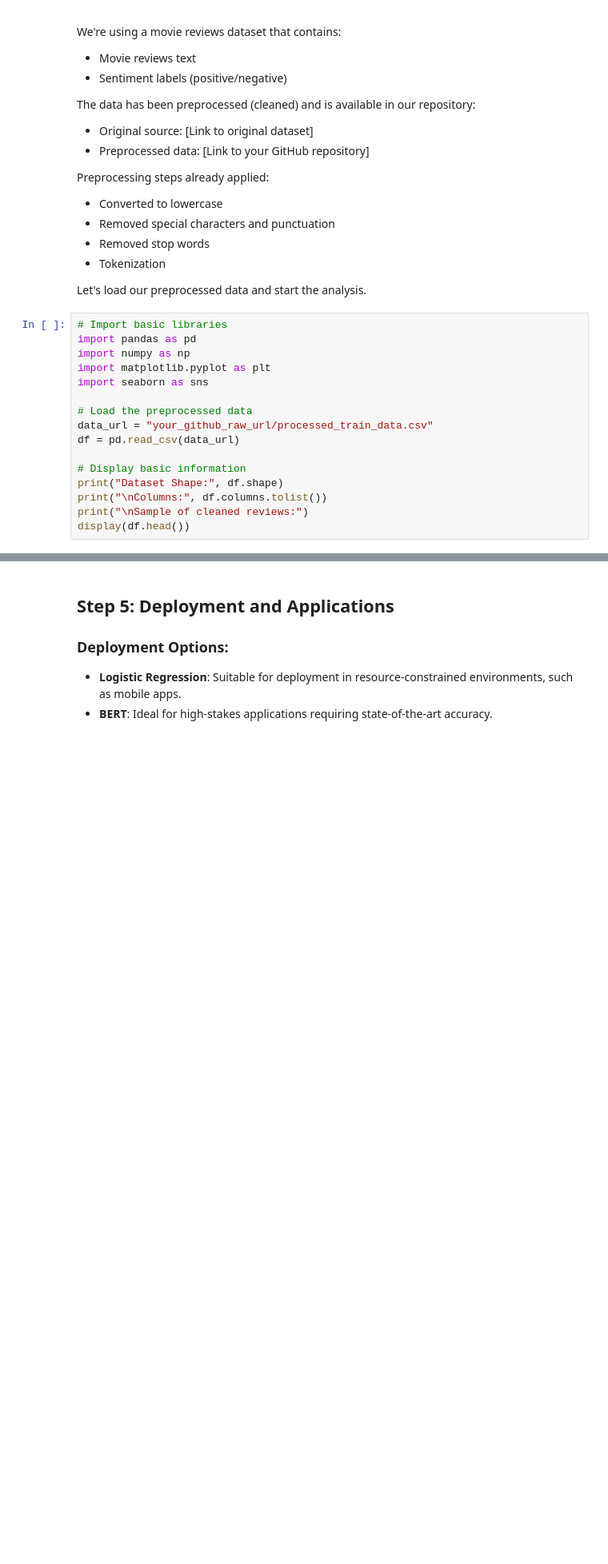
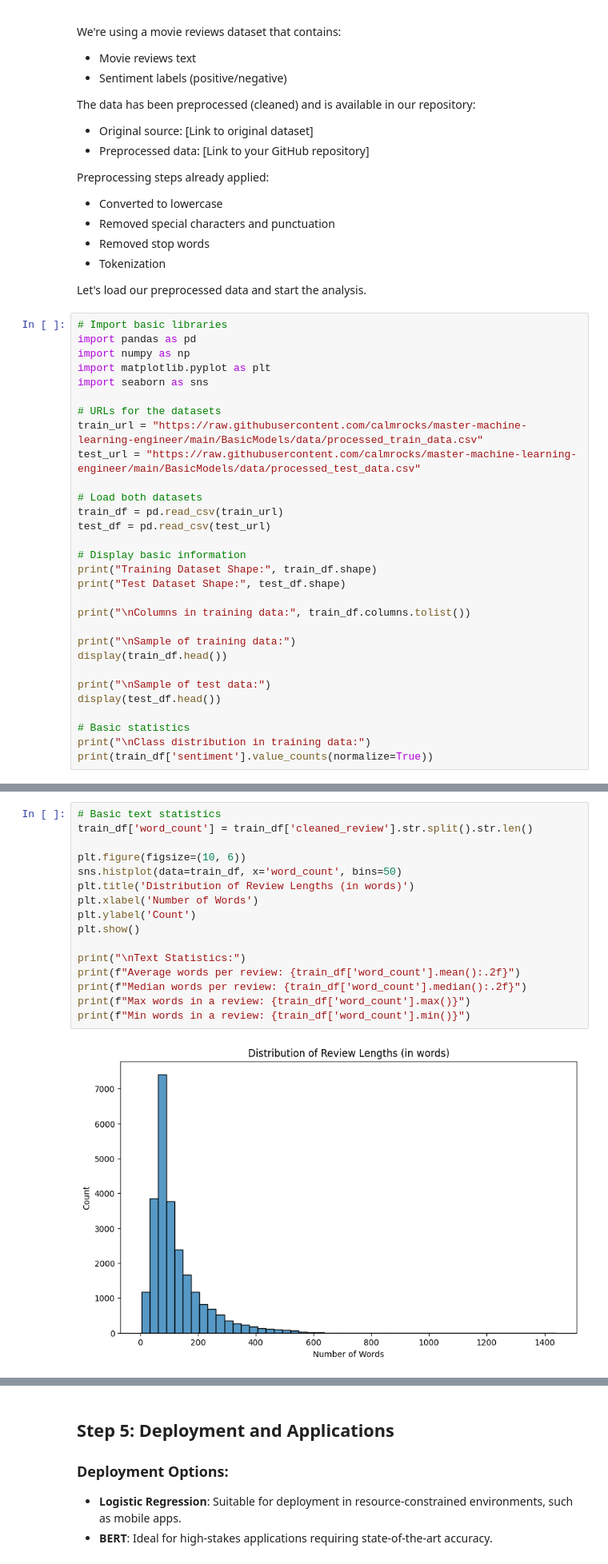
Before and after one commit to calmrocks/master-machine-learning-engineer, a Jupyter notebook: BasicModels/NLP.ipynb, the cells around one changed output, grey strips where cells are left out. Shown at 80% size. Drawn from its saved outputs; the diff is of its cells as text; blank space fills up the shorter version.

```diff
--- a/BasicModels/NLP.ipynb
+++ b/BasicModels/NLP.ipynb
@@ -62,13 +62,27 @@ import numpy as np
 import matplotlib.pyplot as plt
 import seaborn as sns
 
-# Load the preprocessed data
-data_url = "your_github_raw_url/processed_train_data.csv"
-df = pd.read_csv(data_url)
+# URLs for the datasets
+train_url = "https://raw.githubusercontent.com/calmrocks/master-machine-learning-engineer/main/BasicModels/data/processed_train_data.csv"
+test_url = "https://raw.githubusercontent.com/calmrocks/master-machine-learning-engineer/main/BasicModels/data/processed_test_data.csv"
+
+# Load both datasets
+train_df = pd.read_csv(train_url)
+test_df = pd.read_csv(test_url)
 
 # Display basic information
-print("Dataset Shape:", df.shape)
-print("\nColumns:", df.columns.tolist())
-print("\nSample of cleaned reviews:")
-display(df.head())
+print("Training Dataset Shape:", train_df.shape)
+print("Test Dataset Shape:", test_df.shape)
+
+print("\nColumns in training data:", train_df.columns.tolist())
+
+print("\nSample of training data:")
+display(train_df.head())
+
+print("\nSample of test data:")
+display(test_df.head())
+
+# Basic statistics
+print("\nClass distribution in training data:")
+print(train_df['sentiment'].value_counts(normalize=True))
 # %% [output]
@@ -326,0 +279,18 @@ You should probably TRAIN this model on a down-stream task to be able to use it
+# %%
+# Basic text statistics
+train_df['word_count'] = train_df['cleaned_review'].str.split().str.len()
+
+plt.figure(figsize=(10, 6))
+sns.histplot(data=train_df, x='word_count', bins=50)
+plt.title('Distribution of Review Lengths (in words)')
+plt.xlabel('Number of Words')
+plt.ylabel('Count')
+plt.show()
+
+print("\nText Statistics:")
+print(f"Average words per review: {train_df['word_count'].mean():.2f}")
+print(f"Median words per review: {train_df['word_count'].median():.2f}")
+print(f"Max words in a review: {train_df['word_count'].max()}")
+print(f"Min words in a review: {train_df['word_count'].min()}")
+# %% [output]
+[figure, added]
```
Also changed, not shown: parts of 27 cells of this notebook.
